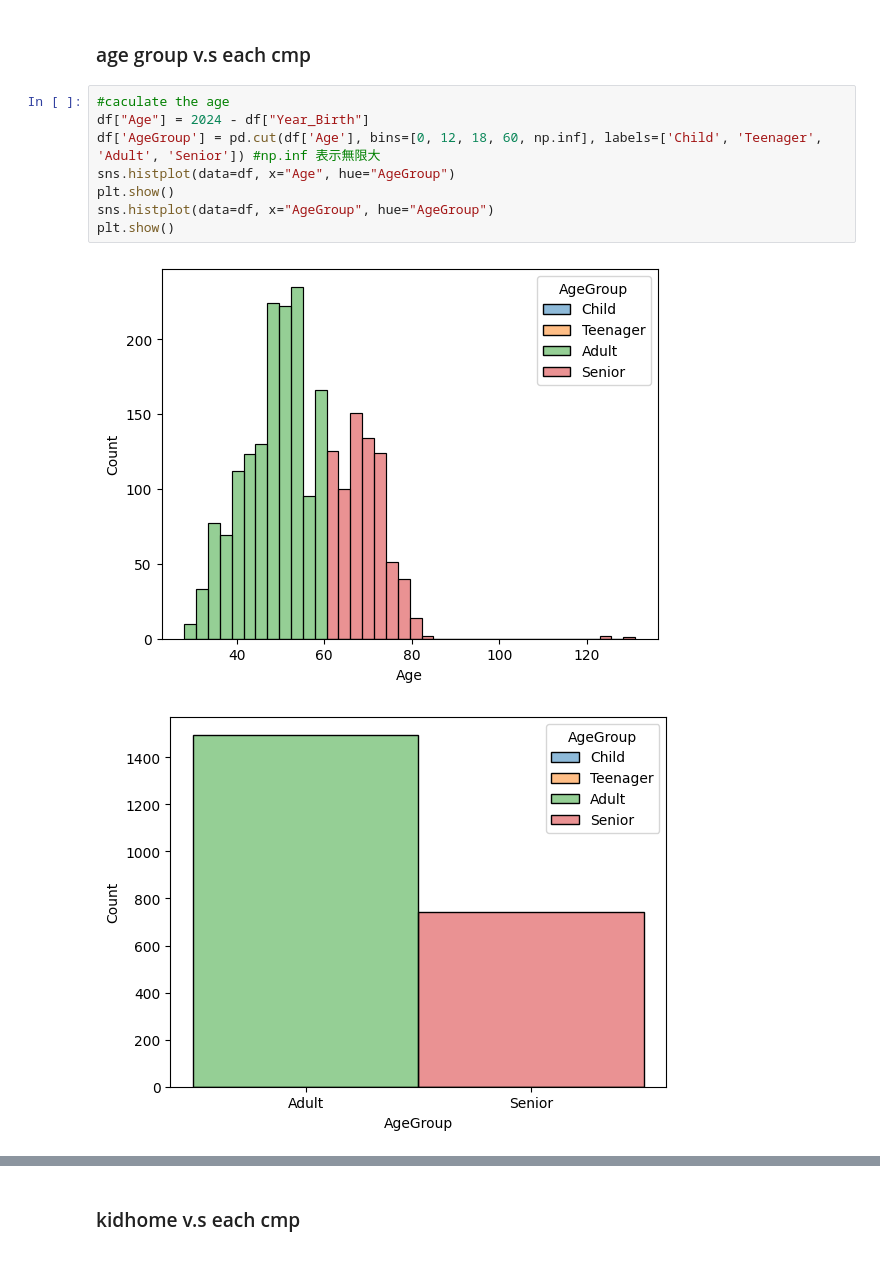
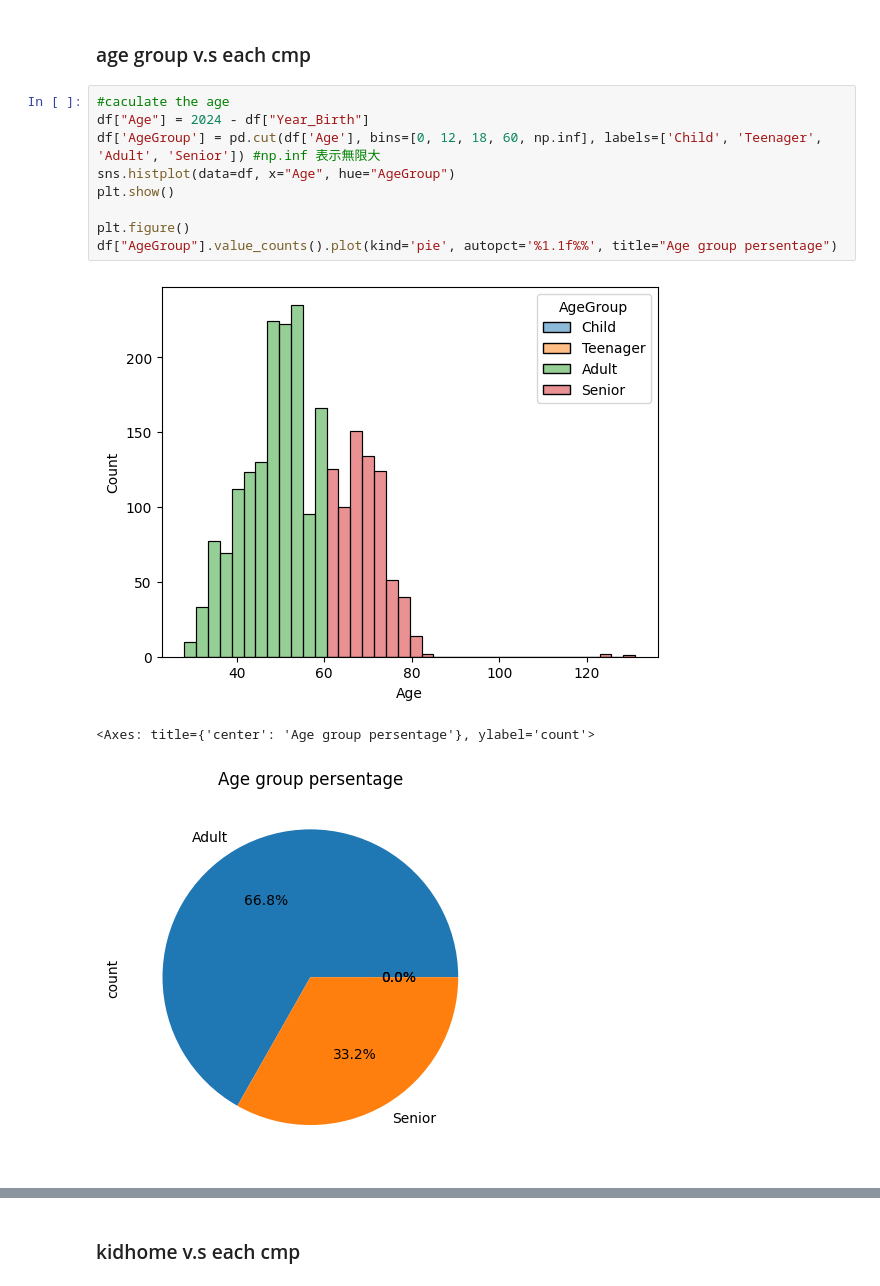
Before and after one commit to jlinsdl/Marketing-campaign, a Jupyter notebook: Marketing_Campaign.ipynb, the cells around one changed output, grey strips where cells are left out. Drawn from its saved outputs; the diff is of its cells as text.

```diff
--- a/Marketing_Campaign.ipynb
+++ b/Marketing_Campaign.ipynb
@@ -96,14 +97,16 @@ for col in campaign_cols:
 # %%
 #caculate the age
 df["Age"] = 2024 - df["Year_Birth"]
 df['AgeGroup'] = pd.cut(df['Age'], bins=[0, 12, 18, 60, np.inf], labels=['Child', 'Teenager', 'Adult', 'Senior']) #np.inf 表示無限大
 sns.histplot(data=df, x="Age", hue="AgeGroup")
 plt.show()
-sns.histplot(data=df, x="AgeGroup", hue="AgeGroup")
-plt.show()
+
+plt.figure()
+df["AgeGroup"].value_counts().plot(kind='pie', autopct='%1.1f%%', title="Age group persentage")
 # %% [output]
 [figure]
+<Axes: title={'center': 'Age group persentage'}, ylabel='count'>
-[figure, old version]
+[figure, new version]
 # %%
 #caculate the % of each agegroup in each cmp
 df_age_cmp_sum = df.groupby('AgeGroup').agg(
```
Also changed, not shown: parts of 35 cells of this notebook.
